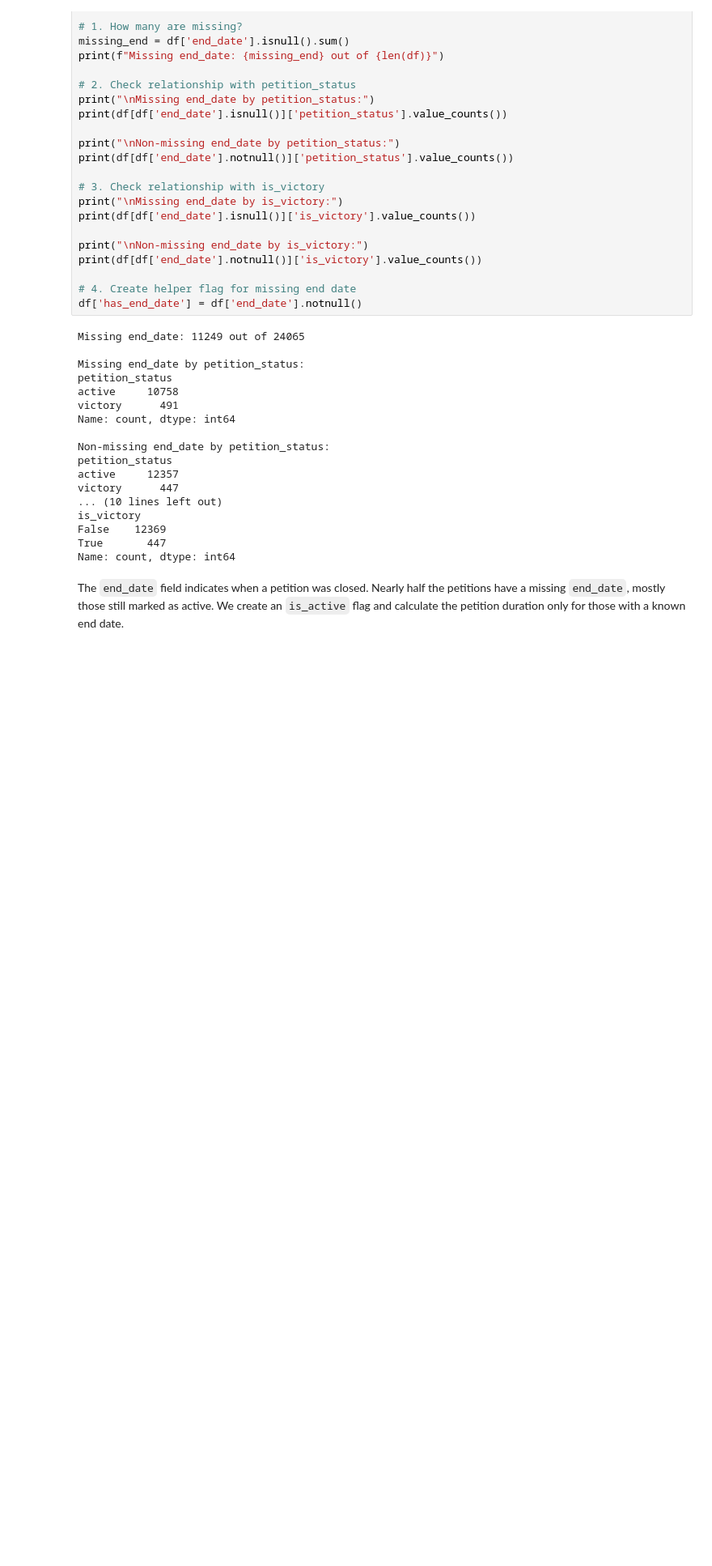
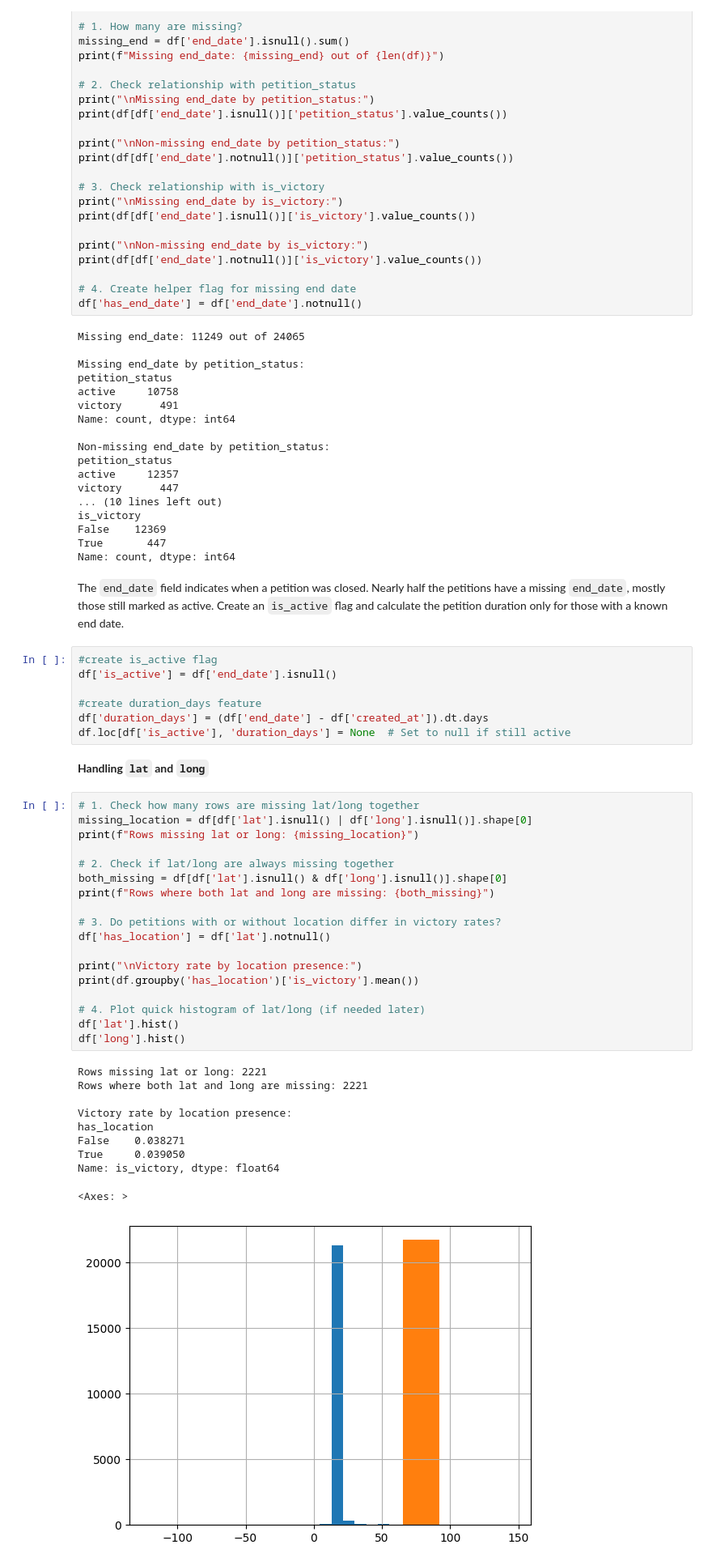
Before and after one commit to rmehdi1/CommunityProject_Mobilize, a Jupyter notebook: ChangeOrgAnalysis.ipynb, the cells around one changed output. Shown at 81% size. Saved outputs shown, nothing was run; the diff lists cells and outputs as text; blank space fills up the shorter version.

```diff
--- a/ChangeOrgAnalysis.ipynb
+++ b/ChangeOrgAnalysis.ipynb
@@ -249,4 +251,42 @@ Name: count, dtype: int64
 # %% [markdown]
 
 
-The `end_date` field indicates when a petition was closed. Nearly half the petitions have a missing `end_date`, mostly those still marked as active. We create an `is_active` flag and calculate the petition duration only for those with a known end date.
+The `end_date` field indicates when a petition was closed. Nearly half the petitions have a missing `end_date`, mostly those still marked as active. Create  an `is_active` flag and calculate the petition duration only for those with a known end date.
+# %%
+#create is_active flag
+df['is_active'] = df['end_date'].isnull()
+
+#create duration_days feature
+df['duration_days'] = (df['end_date'] - df['created_at']).dt.days
+df.loc[df['is_active'], 'duration_days'] = None  # Set to null if still active
+# %% [markdown]
+**Handling `lat` and `long`**
+# %%
+# 1. Check how many rows are missing lat/long together
+missing_location = df[df['lat'].isnull() | df['long'].isnull()].shape[0]
+print(f"Rows missing lat or long: {missing_location}")
+
+# 2. Check if lat/long are always missing together
+both_missing = df[df['lat'].isnull() & df['long'].isnull()].shape[0]
+print(f"Rows where both lat and long are missing: {both_missing}")
+
+# 3. Do petitions with or without location differ in victory rates?
+df['has_location'] = df['lat'].notnull()
+
+print("\nVictory rate by location presence:")
+print(df.groupby('has_location')['is_victory'].mean())
+
+# 4. Plot quick histogram of lat/long (if needed later)
+df['lat'].hist()
+df['long'].hist()
+# %% [output]
+Rows missing lat or long: 2221
+Rows where both lat and long are missing: 2221
+
+Victory rate by location presence:
+has_location
+False    0.038271
+True     0.039050
+Name: is_victory, dtype: float64
+<Axes: >
+[figure, added]
```
Also changed, not shown: parts of 20 cells of this notebook.
